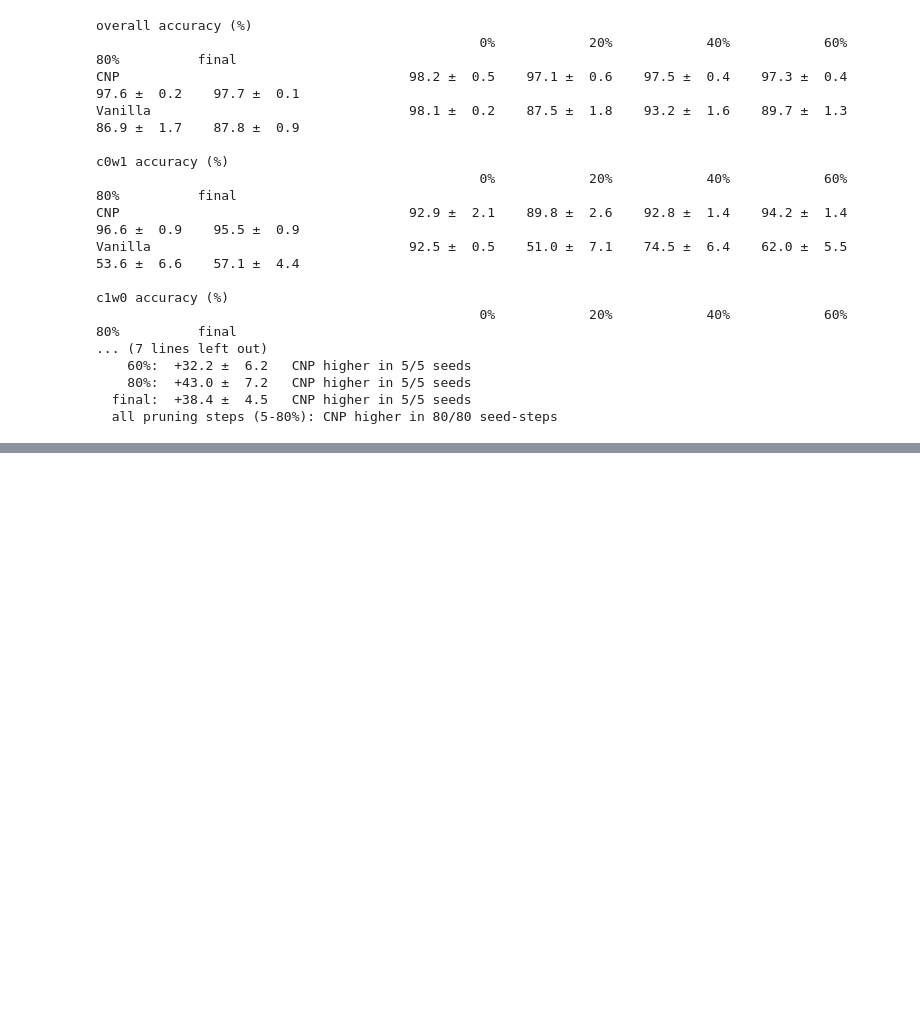
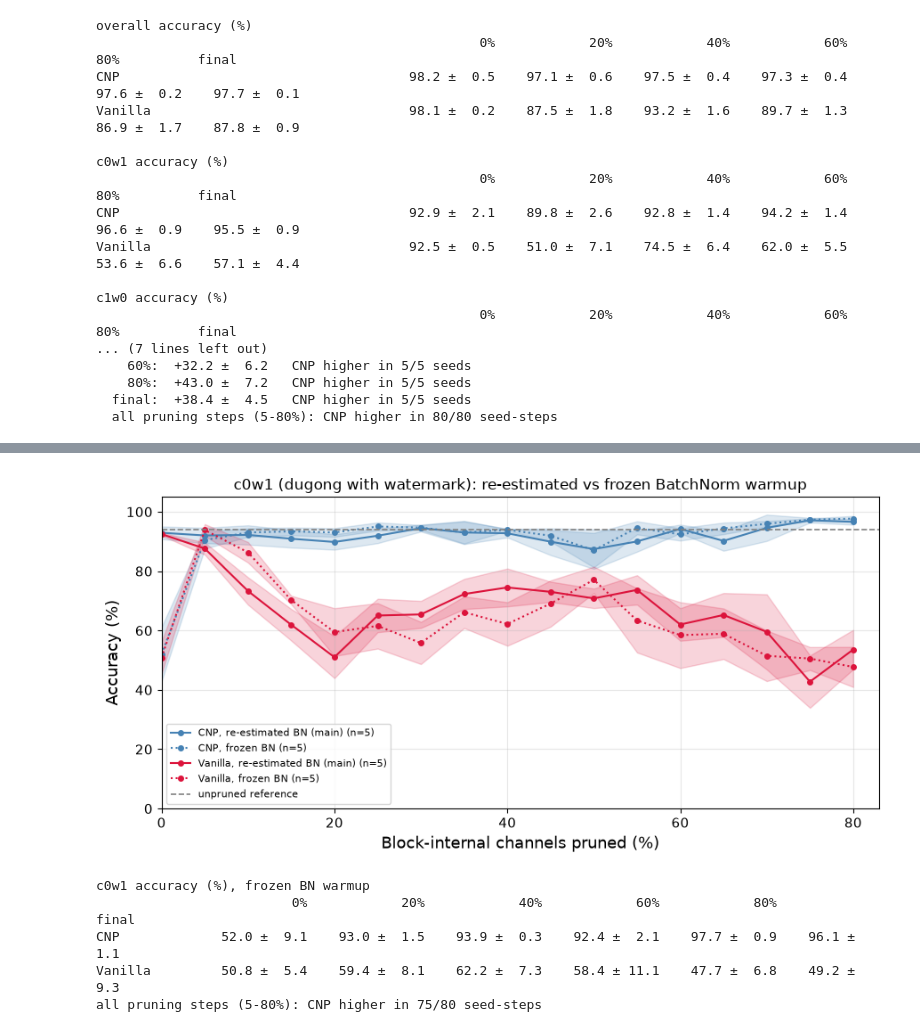
Before and after one commit to Kirin2D2/NCP.v2, a Jupyter notebook: notebooks/cnp_resnet_watermark_figures.ipynb, the cells around one changed output, grey strips where cells are left out. Cells and saved outputs as stored; diff of their text form; code cells hidden in the pictures; blank space fills up the shorter version.

```diff
--- a/notebooks/cnp_resnet_watermark_figures.ipynb
+++ b/notebooks/cnp_resnet_watermark_figures.ipynb
@@ -476,0 +491,55 @@ c1w0 accuracy (%)
+# %%
+def load_runs(root, pruner, warmup_bn, ft_without=True):
+    ds = []
+    for seed in SEEDS:
+        d = pw._load(str(root / f"{EXPERIMENT}_{ARCH}_{LAYER}" / pruner / f"seed{seed}" / "stats.pt"))
+        if d is None:
+            continue
+        assert d.get("eval_on_test") and d.get("arch") == ARCH and d.get("pruner") == pruner
+        assert d.get("warmup_bn", "frozen") == warmup_bn, f"{pruner} seed {seed}: warmup_bn"
+        if pruner == "ncp":
+            assert d.get("fine_tune_without_augmented_layers", True) == ft_without, f"{pruner} seed {seed}"
+        ds.append(d)
+    return ds
+
+
+frozen = {
+    "CNP": load_runs(RESULTS / "watermark_experiment", "ncp", "frozen"),
+    "Vanilla": load_runs(RESULTS / "watermark_experiment", "vanilla", "frozen"),
+}
+
+fig, ax = plt.subplots(figsize=(9, 4.5))
+for label in ("CNP", "Vanilla"):
+    for ds, ls, name in [(data[label], "-", "re-estimated BN (main)"), (frozen[label], ":", "frozen BN")]:
+        if ds:
+            x, m, s = curve(ds, "c0w1")
+            pw._plot_ms(ax, x, m, s, color=COLORS[label], ls=ls, label=f"{label}, {name} (n={len(ds)})")
+if REF.get("c0w1"):
+    ax.axhline(np.mean(REF["c0w1"]), color="gray", ls="--", lw=1.2, label="unpruned reference")
+pw._style_ax(ax, ylabel="Accuracy (%)")
+ax.set_ylim(0, 105)
+ax.grid(True, alpha=0.3)
+ax.set_xlabel("Block-internal channels pruned (%)")
+ax.set_title("c0w1 (dugong with watermark): re-estimated vs frozen BatchNorm warmup")
+ax.legend(fontsize=8, loc="lower left")
+plt.tight_layout()
+plt.show()
+
+print(f"c0w1 accuracy (%), frozen BN warmup")
+print(f"{'':12s}" + "".join(f"{name:>15s}" for _, name in steps))
+for label, ds in frozen.items():
+    if ds:
+        print(f"{label:12s}" + "".join(f"{ms([at(d, it, 'c0w1') for d in ds]):>15s}" for it, _ in steps))
+fc = {d["seed"]: d for d in frozen["CNP"]}
+fv = {d["seed"]: d for d in frozen["Vanilla"]}
+paired = sorted(set(fc) & set(fv))
+if paired:
+    wins = sum(at(fc[s], it, "c0w1") > at(fv[s], it, "c0w1") for s in paired for it in range(1, N_ITERS + 1))
+    print(f"all pruning steps (5-80%): CNP higher in {wins}/{len(paired) * N_ITERS} seed-steps")
+# %% [output]
+[figure, added]
+c0w1 accuracy (%), frozen BN warmup
+                         0%            20%            40%            60%            80%          final
+CNP             52.0 ±  9.1    93.0 ±  1.5    93.9 ±  0.3    92.4 ±  2.1    97.7 ±  0.9    96.1 ±  1.1
+Vanilla         50.8 ±  5.4    59.4 ±  8.1    62.2 ±  7.3    58.4 ± 11.1    47.7 ±  6.8    49.2 ±  9.3
+all pruning steps (5-80%): CNP higher in 75/80 seed-steps
```
Also changed, not shown: parts of 7 cells of this notebook, 3 other files.
